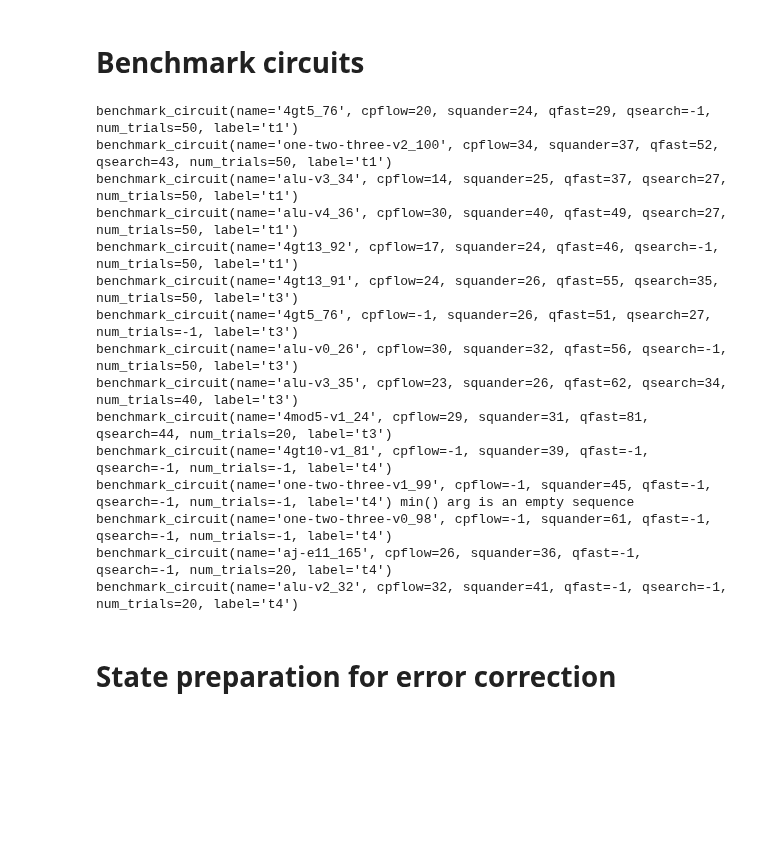
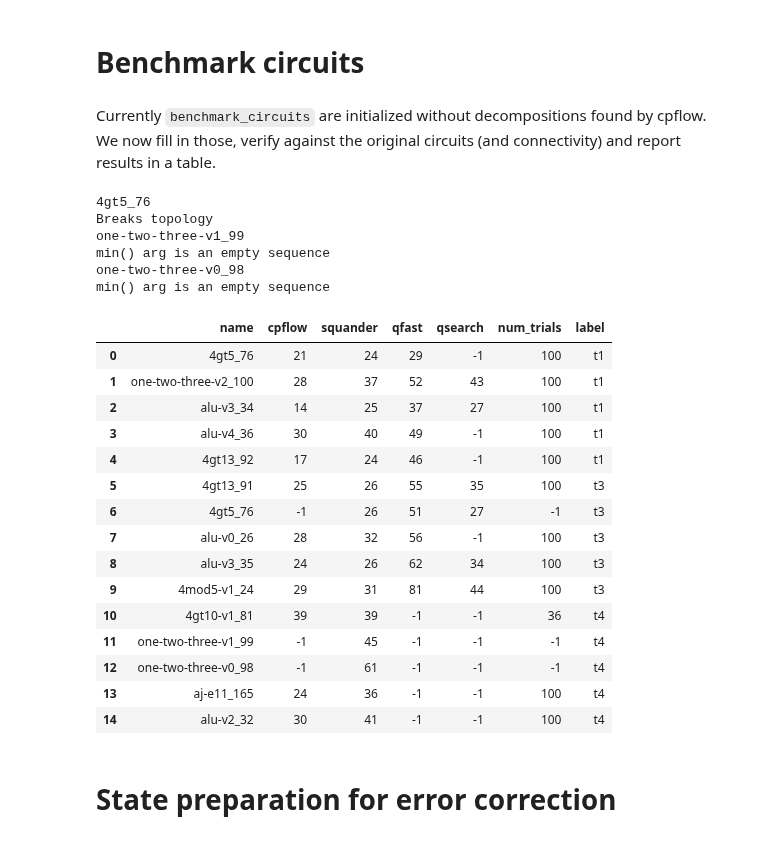
Before and after one commit to idnm/cpflow, a Jupyter notebook: paper/peppar.ipynb, the cells around one changed output. Drawn from its saved outputs; the diff is of its cells as text; code cells hidden in the pictures; blank space fills up the shorter version.

```diff
--- a/paper/peppar.ipynb
+++ b/paper/peppar.ipynb
@@ -591,45 +608,41 @@ class benchmark_circuit:
-# %%
-for bc in benchmark_circuits:
-    try:
-        bc.check_cpflow()
-        print(bc)
-    except (AssertionError, ValueError) as e:
-        print(bc, e)
-# %% [output]
-benchmark_circuit(name='4gt5_76', cpflow=20, squander=24, qfast=29, qsearch=-1, num_trials=50, label='t1')
-benchmark_circuit(name='one-two-three-v2_100', cpflow=34, squander=37, qfast=52, qsearch=43, num_trials=50, label='t1')
-benchmark_circuit(name='alu-v3_34', cpflow=14, squander=25, qfast=37, qsearch=27, num_trials=50, label='t1')
-benchmark_circuit(name='alu-v4_36', cpflow=30, squander=40, qfast=49, qsearch=27, num_trials=50, label='t1')
-benchmark_circuit(name='4gt13_92', cpflow=17, squander=24, qfast=46, qsearch=-1, num_trials=50, label='t1')
-benchmark_circuit(name='4gt13_91', cpflow=24, squander=26, qfast=55, qsearch=35, num_trials=50, label='t3')
-benchmark_circuit(name='4gt5_76', cpflow=-1, squander=26, qfast=51, qsearch=27, num_trials=-1, label='t3')
-benchmark_circuit(name='alu-v0_26', cpflow=30, squander=32, qfast=56, qsearch=-1, num_trials=50, label='t3')
-benchmark_circuit(name='alu-v3_35', cpflow=23, squander=26, qfast=62, qsearch=34, num_trials=40, label='t3')
-benchmark_circuit(name='4mod5-v1_24', cpflow=29, squander=31, qfast=81, qsearch=44, num_trials=20, label='t3')
-benchmark_circuit(name='4gt10-v1_81', cpflow=-1, squander=39, qfast=-1, qsearch=-1, num_trials=-1, label='t4')
-benchmark_circuit(name='one-two-three-v1_99', cpflow=-1, squander=45, qfast=-1, qsearch=-1, num_trials=-1, label='t4') min() arg is an empty sequence
-benchmark_circuit(name='one-two-three-v0_98', cpflow=-1, squander=61, qfast=-1, qsearch=-1, num_trials=-1, label='t4')
-benchmark_circuit(name='aj-e11_165', cpflow=26, squander=36, qfast=-1, qsearch=-1, num_trials=20, label='t4')
-benchmark_circuit(name='alu-v2_32', cpflow=32, squander=41, qfast=-1, qsearch=-1, num_trials=20, label='t4')
-# %%
-benchmark_circuits = [
-    benchmark_circuit('4gt5_76', -1, 24, 29, -1, label='t1'),
-    benchmark_circuit('one-two-three-v2_100', -1, 37, 52, 43, label='t1'),
-    benchmark_circuit('alu-v3_34', -1, 25, 37, 27, label='t1'),
-    benchmark_circuit('alu-v4_36', -1, 40, 49, 27, label='t1'),
-    benchmark_circuit('4gt13_92', -1, 24, 46, -1, label='t1'),
-
-    benchmark_circuit('4gt13_91', -1, 26, 55, 35, label='t3'),
-    benchmark_circuit('4gt5_76', -1, 26, 51, 27, label='t3'),
-    benchmark_circuit('alu-v0_26', -1, 32, 56, -1, label='t3'),
-    benchmark_circuit('alu-v3_35', -1, 26, 62, 34, label='t3'),
-    benchmark_circuit('4mod5-v1_24', -1, 31, 81, 44, label='t3'),
-
-    benchmark_circuit('4gt10-v1_81', -1, 39, -1, -1, label='t4'),
-    benchmark_circuit('one-two-three-v1_99', -1, 45, -1, -1, label='t4'),
-    benchmark_circuit('one-two-three-v0_98', -1, 61, -1, -1, label='t4'),
-    benchmark_circuit('aj-e11_165', -1, 36, -1, -1, label='t4'),
-    benchmark_circuit('alu-v2_32', -1, 41, -1, -1, label='t4')]
+# %% [markdown]
+Currently `benchmark_circuits` are initialized without decompositions found by cpflow. We now fill in those, verify against the original circuits (and connectivity) and report results in a table.
+# %%
+for bc in benchmark_circuits:
+    try:
+        bc.check_cpflow()
+    except (AssertionError, ValueError) as e:
+        print(bc.name)
+        print(e)
+
+table_data = []
+for bc in benchmark_circuits:
+    table_data.append(vars(bc))
+
+DataFrame(table_data, range(len(table_data)))
+# %% [output]
+4gt5_76
+Breaks topology
+one-two-three-v1_99
+min() arg is an empty sequence
+one-two-three-v0_98
+min() arg is an empty sequence
+|  | name | cpflow | squander | qfast | qsearch | num_trials | label |
+| 0 | 4gt5_76 | 21 | 24 | 29 | -1 | 100 | t1 |
+| 1 | one-two-three-v2_100 | 28 | 37 | 52 | 43 | 100 | t1 |
+| 2 | alu-v3_34 | 14 | 25 | 37 | 27 | 100 | t1 |
+| 3 | alu-v4_36 | 30 | 40 | 49 | -1 | 100 | t1 |
+| 4 | 4gt13_92 | 17 | 24 | 46 | -1 | 100 | t1 |
+| 5 | 4gt13_91 | 25 | 26 | 55 | 35 | 100 | t3 |
+| 6 | 4gt5_76 | -1 | 26 | 51 | 27 | -1 | t3 |
+| 7 | alu-v0_26 | 28 | 32 | 56 | -1 | 100 | t3 |
+| 8 | alu-v3_35 | 24 | 26 | 62 | 34 | 100 | t3 |
+| 9 | 4mod5-v1_24 | 29 | 31 | 81 | 44 | 100 | t3 |
+| 10 | 4gt10-v1_81 | 39 | 39 | -1 | -1 | 36 | t4 |
+| 11 | one-two-three-v1_99 | -1 | 45 | -1 | -1 | -1 | t4 |
+| 12 | one-two-three-v0_98 | -1 | 61 | -1 | -1 | -1 | t4 |
+| 13 | aj-e11_165 | 24 | 36 | -1 | -1 | 100 | t4 |
+| 14 | alu-v2_32 | 30 | 41 | -1 | -1 | 100 | t4 |
 # %% [markdown]
 # State preparation for error correction
 # %%
```
Also changed, not shown: parts of 2 cells of this notebook, 1 other file.
